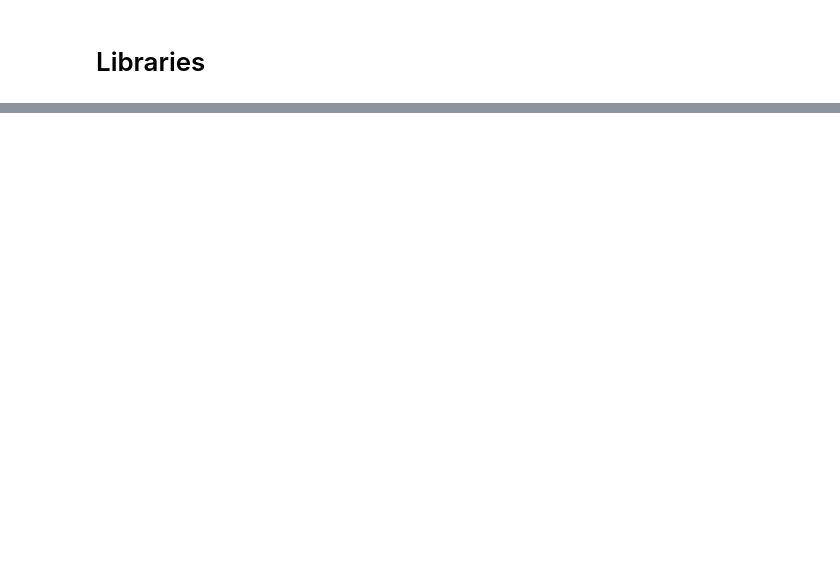
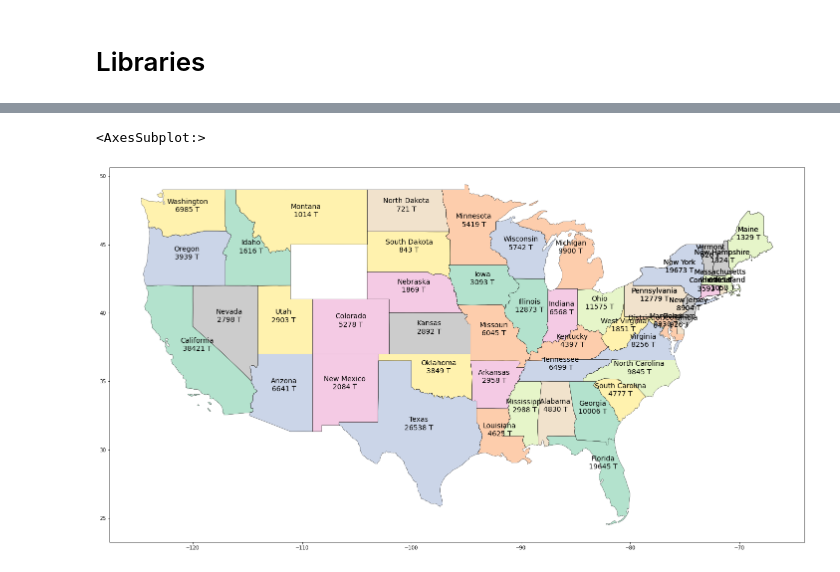
Before and after one commit to hannahsophieMWB/Projects_CodeAcademy, a Jupyter notebook: U.S. Census.ipynb, the cells around one changed output, grey strips where cells are left out. Drawn from its saved outputs; the diff is of its cells as text; code cells hidden in the pictures; blank space fills up the shorter version.

```diff
--- a/U.S. Census.ipynb
+++ b/U.S. Census.ipynb
@@ -198,0 +466,24 @@ states.plot(cmap='magma', figsize=(12, 12))
+# %%
+
+# Let's add the population size
+## I found this great tutorial here: https://jcutrer.com/python/learn-geopandas-plotting-usmaps
+## Multiline Labels
+## Use a newline (\n) character
+
+import math
+fig = plt.figure(1, figsize=(25,15))
+ax = fig.add_subplot()
+usdata.apply(lambda x: ax.annotate(
+    s=x.NAME + "\n" + str(math.floor(x.TotalPop / 1000)) + " T",
+    xy=x.geometry.centroid.coords[0],
+    ha='center',
+    fontsize=14
+),axis=1);
+usdata.boundary.plot(ax=ax, color='Black', linewidth=.4)
+usdata.plot(ax=ax, cmap='Pastel2', figsize=(12, 12))
+
+
+# I will continue to show density / ethnicity b
+# %% [output]
+<AxesSubplot:>
+[figure, added]
```
Also changed, not shown: parts of 18 cells of this notebook, 12 other files.
